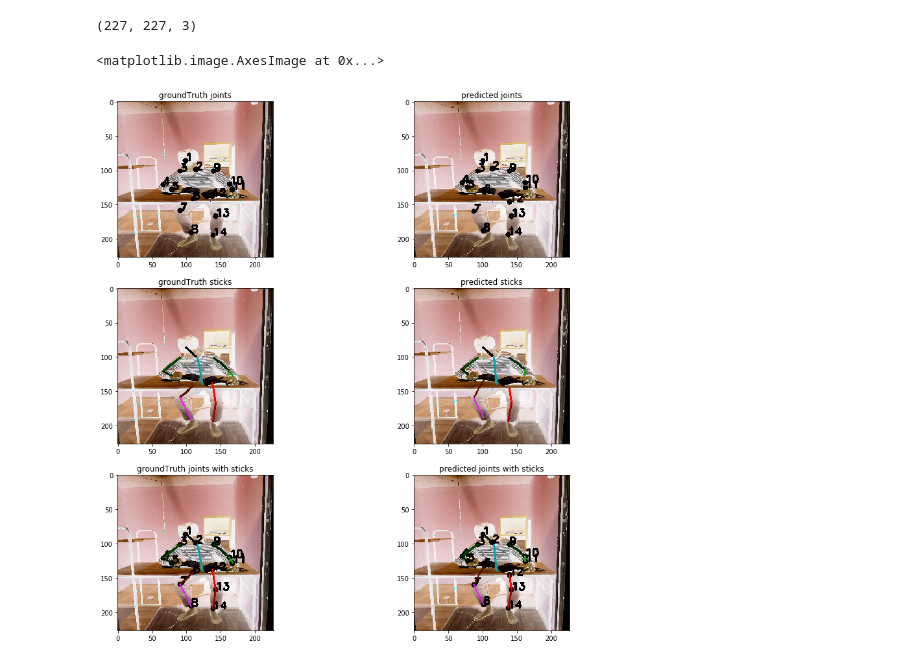
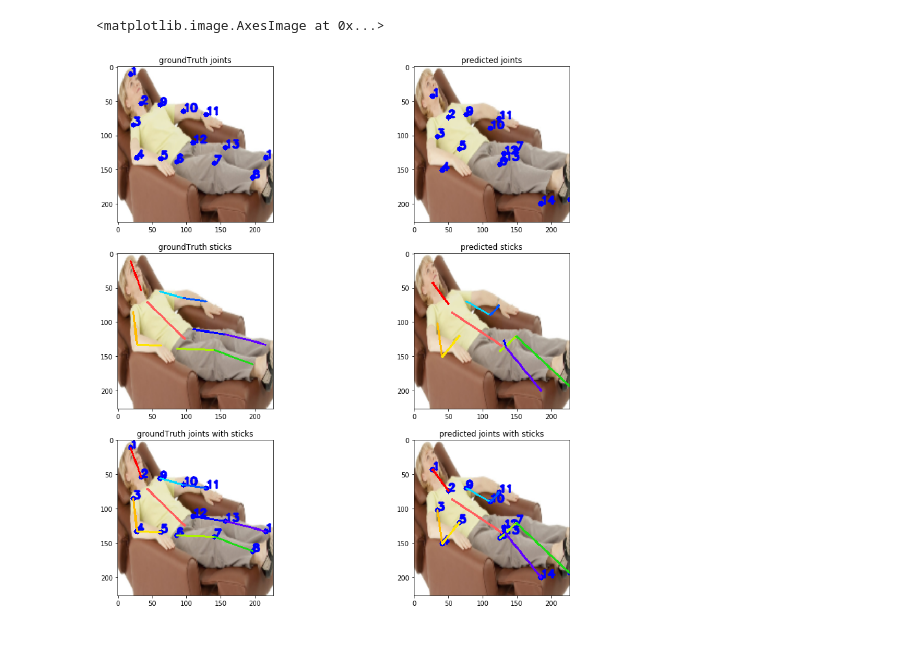
Before and after one commit to Hahnnz/Human_Pose_MET_Score_Estimation, a Jupyter notebook: Testing-NewConvnet.ipynb, the cells around one changed output. Drawn from its saved outputs; the diff is of its cells as text; code cells hidden in the pictures.

Commit message:
added Test Codes

```diff
--- a/Testing-NewConvnet.ipynb
+++ b/Testing-NewConvnet.ipynb
@@ -3,15 +3,20 @@ from models import regressionnet
 from scripts import tools
 from scripts import dataset
 from scripts.config import *
+import cv2
 
 %matplotlib inline
 
-tools.etc.set_GPU("2")
+tools.etc.set_GPU("0")
 # %%
 net_type = 'convnet1'
 net, _, _, _ = regressionnet.create_regression_net(data_shape=(227,227,3),optimizer_type='adadelta',num_joints=14,net_type=net_type, gpu_memory_fraction=None)
+
 with net.graph.as_default():
     saver = tf.train.Saver()
-    saver.restore(net.sess, "./out/convnet1_gpu0_4800.ckpt")
-    test_it = dataset.met("./dataset/test.csv", Fliplr=True, Shuffle=False, dataset_root="./dataset/")
+    saver.restore(net.sess, "./snapshots/out/gpu2/convnet1_highest_pcp.ckpt")
+
+    test_it = dataset.met("/var/data/MET3/activity-met_n10_ub_new_test.csv", Rotate=True, Shuffle=False,
+                          theta_set=[-15,-10,-5,5,10,15],
+                          Bbox=True, Bbox_mode='apply', scale_set=[1.5], dataset_root="/var/data/MET3/")
 # %% [output]
@@ -23,4 +28,6 @@ predicted_joints = net.sess.run(
 
 predicted_joints = predicted_joints.reshape(len(predicted_joints),14,2)
 pred_canonical = tools.pose.convert2canonical(predicted_joints)
-orig_canonical = tools.pose.convert2canonical(test_it.coor_set)
+orig_canonical = tools.pose.convert2canonical(test_it.coor_set.reshape(-1,14,2))
+pcp_value=tools.pose.eval_strict_pcp(orig_canonical,pred_canonical)
+average_pcp = tools.pose.average_pcp_left_right_limbs(pcp_value)
@@ -40,47 +87,43 @@ mean : 0.8506944444444443
-# %%
-orig_img1[:,:,[2,1,0]].shape
-# %% [output]
-(227, 227, 3)
 # %%
-idx=28
+idx= 395
 
 orig_img1 = test_it.img_set[idx].copy()
 orig_img2 = test_it.img_set[idx].copy()
 orig_img3 = test_it.img_set[idx].copy()
 
 pred_img1 = test_it.img_set[idx].copy()
 pred_img2 = test_it.img_set[idx].copy()
 pred_img3 = test_it.img_set[idx].copy()
 
-tools.etc.markJoints(img=orig_img1, joints=orig_canonical[idx]['joints'])
-tools.etc.drawSticks(img=orig_img2, sticks=orig_canonical[idx]['sticks'])
+orig_img1=tools.etc.markJoints(img=orig_img1, joints=orig_canonical[idx]['joints'])
+orig_img2=tools.etc.drawSticks(img=orig_img2, sticks=orig_canonical[idx]['sticks'])
 
-tools.etc.markJoints(img=pred_img1, joints=pred_canonical[idx]['joints'])
-tools.etc.drawSticks(img=pred_img2, sticks=pred_canonical[idx]['sticks'])
+pred_img1=tools.etc.markJoints(img=pred_img1, joints=pred_canonical[idx]['joints'])
+pred_img2=tools.etc.drawSticks(img=pred_img2, sticks=pred_canonical[idx]['sticks'])
 
-tools.etc.markJoints(img=orig_img3, joints=orig_canonical[idx]['joints'])
-tools.etc.drawSticks(img=orig_img3, sticks=orig_canonical[idx]['sticks'])
+orig_img3=tools.etc.markJoints(img=orig_img3, joints=orig_canonical[idx]['joints'])
+orig_img3=tools.etc.drawSticks(img=orig_img3, sticks=orig_canonical[idx]['sticks'])
 
-tools.etc.markJoints(img=pred_img3, joints=pred_canonical[idx]['joints'])
-tools.etc.drawSticks(img=pred_img3, sticks=pred_canonical[idx]['sticks'])
+pred_img3=tools.etc.markJoints(img=pred_img3, joints=pred_canonical[idx]['joints'])
+pred_img3=tools.etc.drawSticks(img=pred_img3, sticks=pred_canonical[idx]['sticks'])
 
 fig, ((p11,p12),(p21,p22),(p31,p32),) = plt.subplots(3,2)
 fig.set_size_inches(15, 15)
 
 p11.set_title("groundTruth joints")
 p11.imshow(orig_img1)
 p12.set_title("predicted joints")
 p12.imshow(pred_img1)
 
 p21.set_title("groundTruth sticks")
 p21.imshow(orig_img2)
 p22.set_title("predicted sticks")
 p22.imshow(pred_img2)
 
 p31.set_title("groundTruth joints with sticks")
 p31.imshow(orig_img3)
 p32.set_title("predicted joints with sticks")
 p32.imshow(pred_img3)
 # %% [output]
 <matplotlib.image.AxesImage at 0x...>
-[figure, old version]
+[figure, new version]
```
Also changed, not shown: parts of 3 cells of this notebook.
